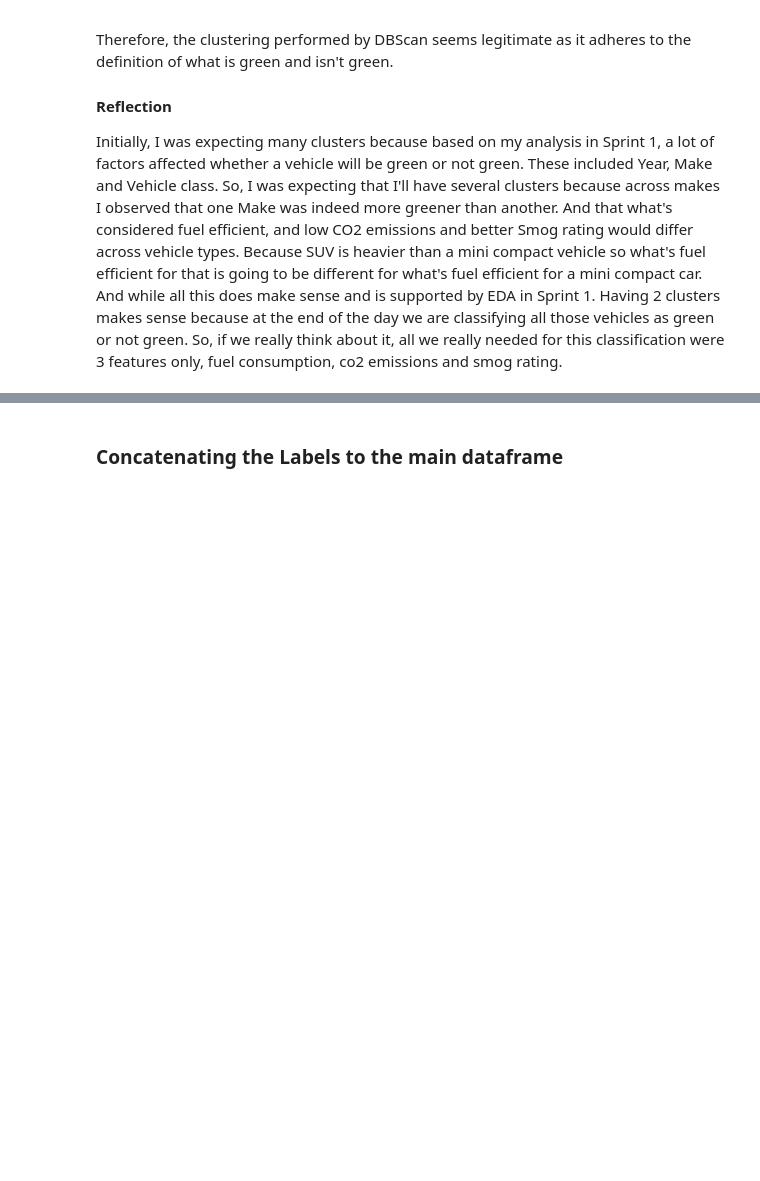
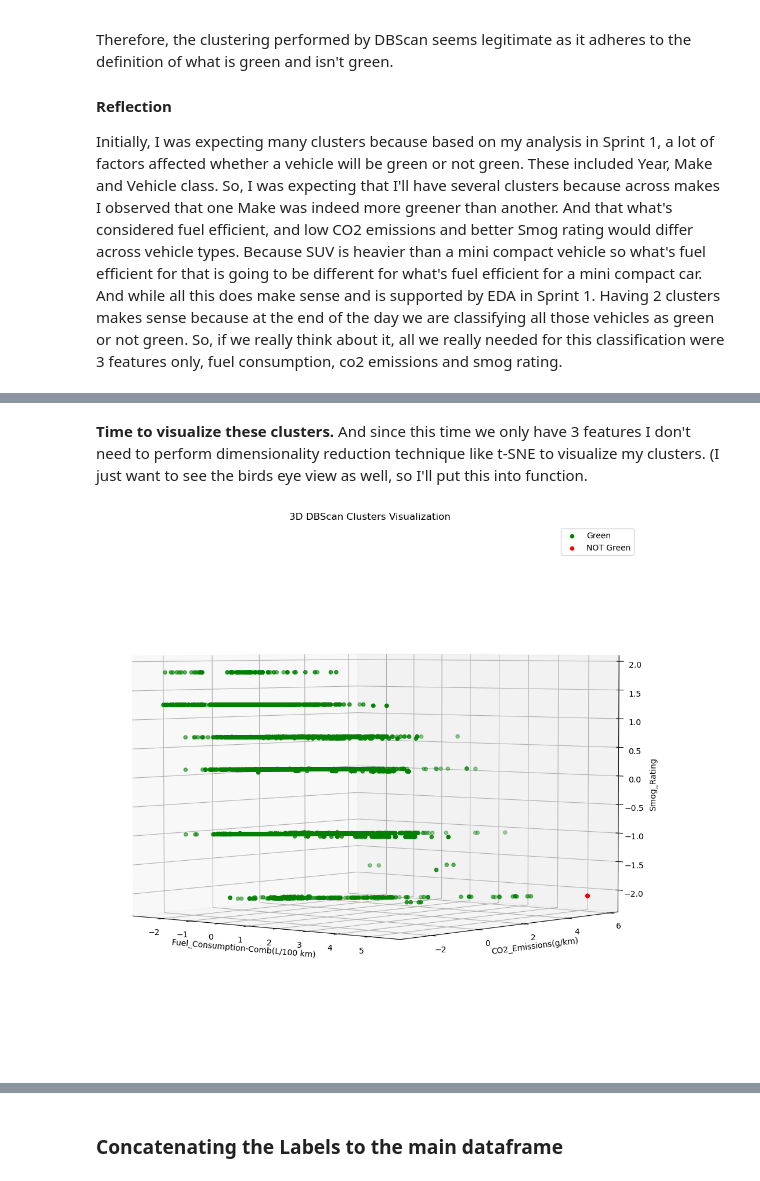
Before and after one commit to Sundus99/DSCapstone, a Jupyter notebook: Capstone_Sprint3.ipynb, the cells around one changed output, grey strips where cells are left out. Drawn from its saved outputs; the diff is of its cells as text; code cells hidden in the pictures; blank space fills up the shorter version.

```diff
--- a/Capstone_Sprint3.ipynb
+++ b/Capstone_Sprint3.ipynb
@@ -963,0 +984,4 @@ Initially, I was expecting many clusters because based on my analysis in Sprint
+# %%
+# Call the function
+prefix_to_drop = "Vehicle_Class"
+df_for_clustering_vehicleClassDrop = drop_feature(df_for_clustering_modYearDrop,prefix_to_drop).copy()
@@ -963,0 +1038,2 @@ Initially, I was expecting many clusters because based on my analysis in Sprint
+# %%
+label_count_df, cluster_labels = dbscan_modeling_label(df_for_clustering_vehicleClassDrop,1.5,1)
@@ -963,0 +1050,4 @@ Initially, I was expecting many clusters because based on my analysis in Sprint
+# %%
+df_after_clustering = concatenate_cluster_labels(df_for_clustering_vehicleClassDrop, cluster_labels)
+# sanity check to see if cluster labels got concatenated to the df or not
+df_after_clustering.head()
@@ -963,0 +1072,34 @@ Initially, I was expecting many clusters because based on my analysis in Sprint
+# %% [markdown]
+**Time to visualize these clusters.** And since this time we only have 3 features I don't need to perform dimensionality reduction technique like t-SNE to visualize my clusters. (I just want to see the birds eye view as well, so I'll put this into function.
+# %%
+def visualize_dbscan_clusters(e,a):
+    # Separate data by cluster label
+    green_df = df_after_clustering[df_after_clustering['DBScan_cluster_lables'] == 0]
+    not_green_df = df_after_clustering[df_after_clustering['DBScan_cluster_lables'] == 1]
+
+    # Create a 3D scatter plot
+    fig = plt.figure(figsize=(12, 12))
+    ax = fig.add_subplot(111, projection='3d')
+
+    # Scatter plot for Cluster 1
+    ax.scatter(green_df['Fuel_Consumption-Comb(L/100 km)'], green_df['CO2_Emissions(g/km)'], green_df['Smog_Rating'], c='g', marker='o', label='Green')
+
+    # Scatter plot for Cluster 2
+    ax.scatter(not_green_df['Fuel_Consumption-Comb(L/100 km)'], not_green_df['CO2_Emissions(g/km)'], not_green_df['Smog_Rating'], c='r', marker='o', label='NOT Green')
+
+    # Customize the plot (labels, titles, etc.)
+    ax.set_xlabel('Fuel_Consumption-Comb(L/100 km)')
+    ax.set_ylabel('CO2_Emissions(g/km)')
+    ax.set_zlabel('Smog_Rating')
+    plt.title('3D DBScan Clusters Visualization')
+
+    # I want to adjust the graph so I can see the cluster separation properly hence trying to tilt
+    ax.view_init(elev=e, azim=a)
+
+    plt.legend()
+    plt.show()
+# %%
+# values are based on experimentation
+visualize_dbscan_clusters(3,-50)
+# %% [output]
+[figure, added]
```
Also changed, not shown: parts of 32 cells of this notebook, 1 other file.
